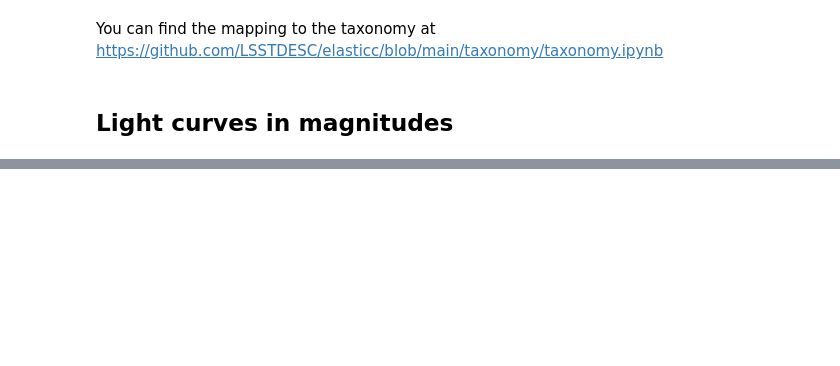
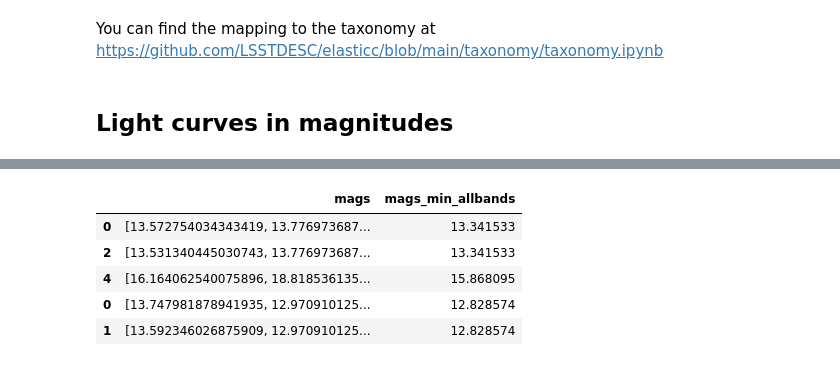
Before and after one commit to LSSTDESC/grb_orphan_afterglows, a Jupyter notebook: notebooks/elasticc_photometry.ipynb, the cells around one changed output, grey strips where cells are left out. Saved outputs shown, nothing was run; the diff lists cells and outputs as text; code cells hidden in the pictures; blank space fills up the shorter version.

```diff
--- a/notebooks/elasticc_photometry.ipynb
+++ b/notebooks/elasticc_photometry.ipynb
@@ -266,0 +286,11 @@ for index in indices:
+# %%
+# Add a column with the minimum magnitude all bands included
+pdf['mags_min_allbands'] = pdf['mags'].apply(min)
+pdf[['mags', 'mags_min_allbands']].head()
+# %% [output]
+|  | mags | mags_min_allbands |
+| 0 | [13.572754034343419, 13.776973687... | 13.341533 |
+| 2 | [13.531340445030743, 13.776973687... | 13.341533 |
+| 4 | [16.164062540075896, 18.818536135... | 15.868095 |
+| 0 | [13.747981878941935, 12.970910125... | 12.828574 |
+| 1 | [13.592346026875909, 12.970910125... | 12.828574 |
```
Also changed, not shown: parts of 11 cells of this notebook.
